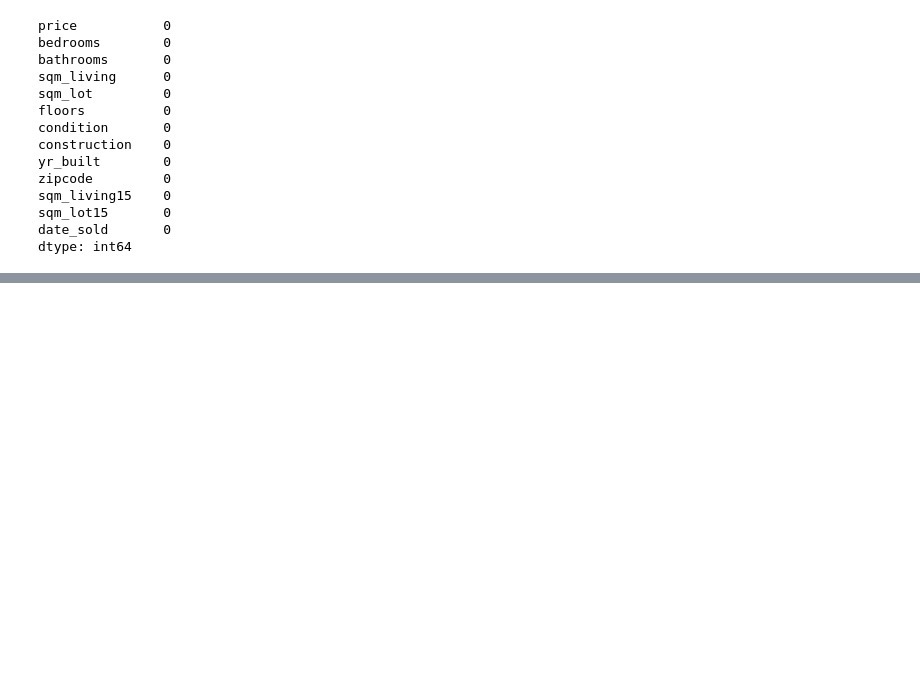
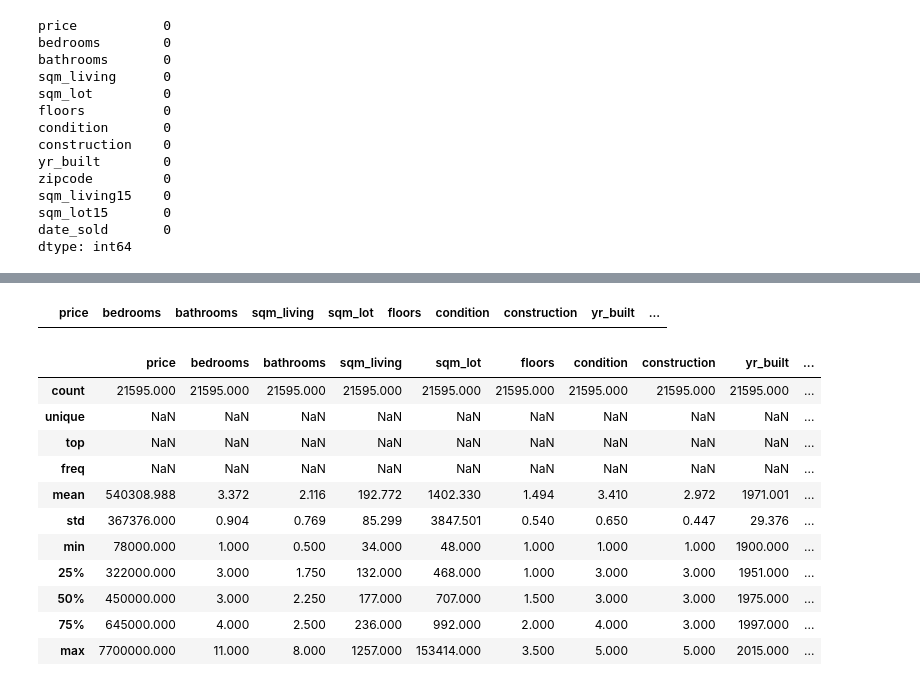
Before and after one commit to Cazta/data_analytics_real_estate, a Jupyter notebook: EDA_data_cleaning.ipynb, the cells around one changed output, grey strips where cells are left out. Drawn from its saved outputs; the diff is of its cells as text; code cells hidden in the pictures; blank space fills up the shorter version.

```diff
--- a/EDA_data_cleaning.ipynb
+++ b/EDA_data_cleaning.ipynb
@@ -314,7 +419,7 @@ Name: 15856, dtype: object
 df_kc_housing.drop([15856], inplace=True)
 
 # reset index
-df_kc_housing.reset_index(inplace=True)
+df_kc_housing.reset_index(inplace=True, drop=True)
 # %%
 # checking column bathrooms for outliers:
 df_kc_housing.bathrooms.sort_values().tail(30)
@@ -388,0 +528,30 @@ np.percentile(df_kc_housing['sqm_price'], 85)
+# %%
+bins = [98001, 98004, 98009, 98199]
+labels = [0, 1, 0]
+df_kc_housing['fam_friend'] = pd.cut(
+    df_kc_housing.zipcode,
+    bins = bins,
+    labels=labels,
+    ordered=False,
+    include_lowest=True
+)
+#df_kc_housing['fam_friend'] = df_kc_housing.fam_friend.cat.add_categories('Unknown').fillna('Unknown')
+# %%
+df_kc_housing.query('zipcode == 98006 and fam_friend == 0')
+# %% [output]
+|  | price | bedrooms | bathrooms | sqm_living | sqm_lot | floors | condition | construction | yr_built | ... |
+# %%
+df_kc_housing.describe(include='all')
+# %% [output]
+|  | price | bedrooms | bathrooms | sqm_living | sqm_lot | floors | condition | construction | yr_built | ... |
+| count | 21595.000 | 21595.000 | 21595.000 | 21595.000 | 21595.000 | 21595.000 | 21595.000 | 21595.000 | 21595.000 | ... |
+| unique | NaN | NaN | NaN | NaN | NaN | NaN | NaN | NaN | NaN | ... |
+| top | NaN | NaN | NaN | NaN | NaN | NaN | NaN | NaN | NaN | ... |
+| freq | NaN | NaN | NaN | NaN | NaN | NaN | NaN | NaN | NaN | ... |
+| mean | 540308.988 | 3.372 | 2.116 | 192.772 | 1402.330 | 1.494 | 3.410 | 2.972 | 1971.001 | ... |
+| std | 367376.000 | 0.904 | 0.769 | 85.299 | 3847.501 | 0.540 | 0.650 | 0.447 | 29.376 | ... |
+| min | 78000.000 | 1.000 | 0.500 | 34.000 | 48.000 | 1.000 | 1.000 | 1.000 | 1900.000 | ... |
+| 25% | 322000.000 | 3.000 | 1.750 | 132.000 | 468.000 | 1.000 | 3.000 | 3.000 | 1951.000 | ... |
+| 50% | 450000.000 | 3.000 | 2.250 | 177.000 | 707.000 | 1.500 | 3.000 | 3.000 | 1975.000 | ... |
+| 75% | 645000.000 | 4.000 | 2.500 | 236.000 | 992.000 | 2.000 | 4.000 | 3.000 | 1997.000 | ... |
+| max | 7700000.000 | 11.000 | 8.000 | 1257.000 | 153414.000 | 3.500 | 5.000 | 5.000 | 2015.000 | ... |
```
Also changed, not shown: parts of 25 cells of this notebook.
